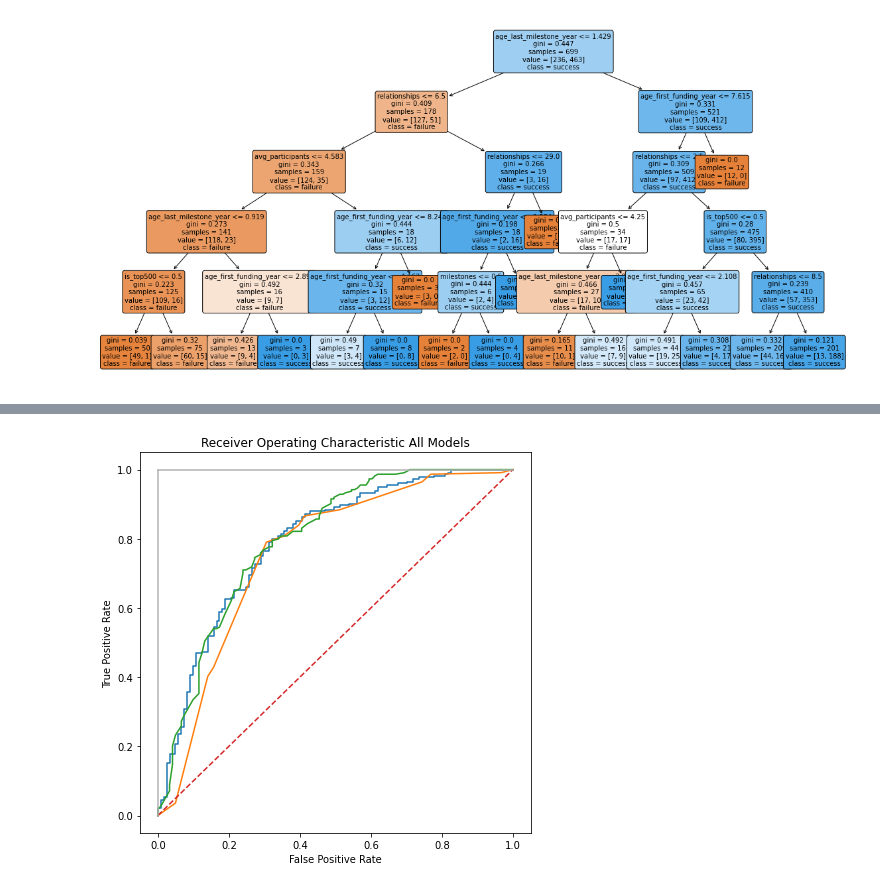
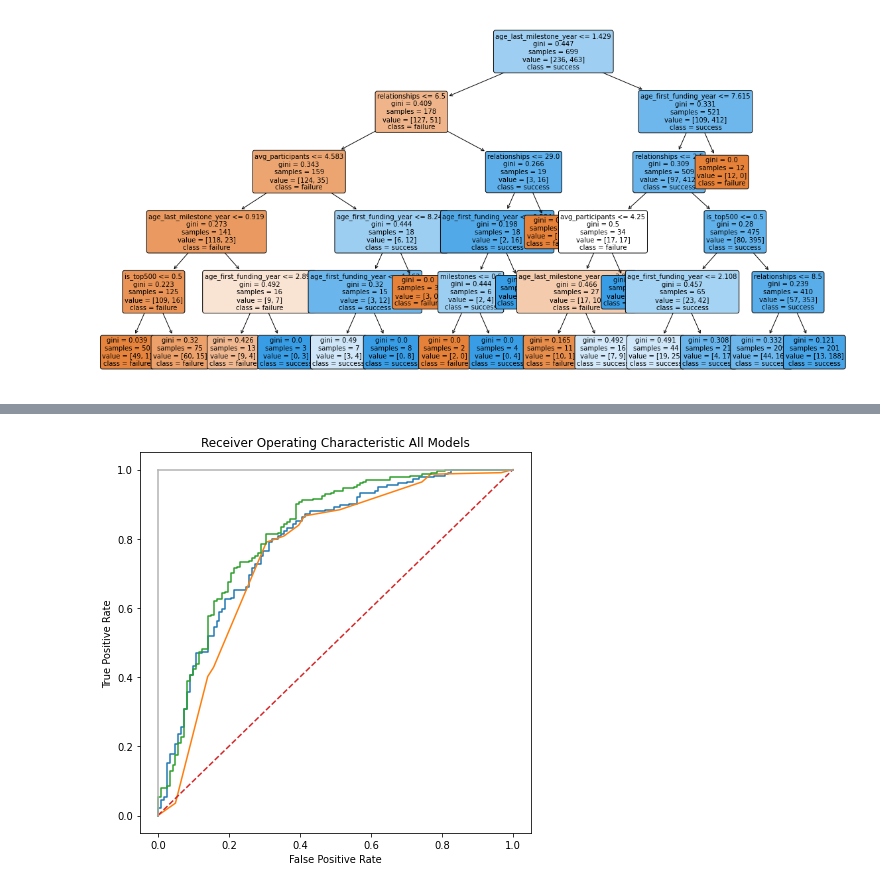
Before and after one commit to szeremetakasia/pythonProject2, a Jupyter notebook: Final Project.ipynb, the cells around one changed output, grey strips where cells are left out. Drawn from its saved outputs; the diff is of its cells as text; code cells hidden in the pictures.

Commit message:
Final Project - Startup Success/Failure Prediction

```diff
--- a/Final Project.ipynb
+++ b/Final Project.ipynb
@@ -373,0 +411,27 @@ roc_auc_score for Random Forest:  0.7988857733175915
+# %%
+#Random Forest 2 - Forward Selection Method
+from mlxtend.feature_selection import SequentialFeatureSelector as sfs
+from sklearn.metrics import accuracy_score as acc
+sfs1 = sfs (clf,
+           k_features=5,
+           forward=True,
+           floating=False,
+           verbose=2,
+           scoring='accuracy',
+           cv=5)
+
+sfs1 = sfs1.fit(X_train, y_train.values.ravel())
+print(feature_names)
+
+clf2 = RandomForestClassifier(n_estimators=300, random_state=42, max_depth=4)
+clf2.fit(X_train[feature_names], y_train)
+
+y_train_pred = clf2.predict(X_train[feature_names])
+print('Training accuracy on selected features: %.3f' % acc(y_train, y_train_pred))
+
+y_test_pred = clf2.predict(X_test[feature_names])
+print('Testing accuracy on selected features: %.3f' % acc(y_test, y_test_pred))
+
+y4_score = clf2.predict_proba(X_test)[:,1]
+false_positive_rate4, true_positive_rate4, threshold4 = roc_curve(y_test, y4_score)
+print('roc_auc_score for Random Forest2: ', roc_auc_score(y_test, y4_score))
@@ -374,12 +465,12 @@ roc_auc_score for Random Forest:  0.7988857733175915
 # %%
 # Plot ROC all models
 plt.subplots(1, figsize=(7,7))
 plt.title('Receiver Operating Characteristic All Models')
-plt.plot(false_positive_rate1, true_positive_rate1, false_positive_rate2,true_positive_rate2, false_positive_rate3,true_positive_rate3)
+plt.plot(false_positive_rate1, true_positive_rate1, false_positive_rate2,true_positive_rate2, false_positive_rate4,true_positive_rate4)
 plt.plot([0, 1], ls="--")
 plt.plot([0, 0], [1, 0] , c=".7"), plt.plot([1, 1] , c=".7")
 plt.ylabel('True Positive Rate')
 plt.xlabel('False Positive Rate')
 plt.show()
 # %% [output]
-[figure, old version]
+[figure, new version]
```
Also changed, not shown: parts of 9 cells of this notebook.
